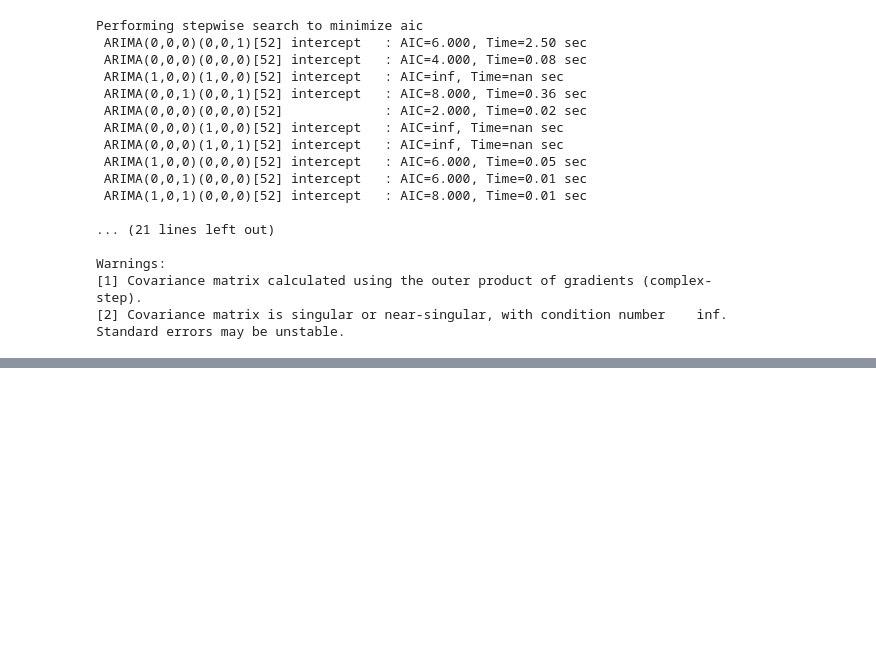
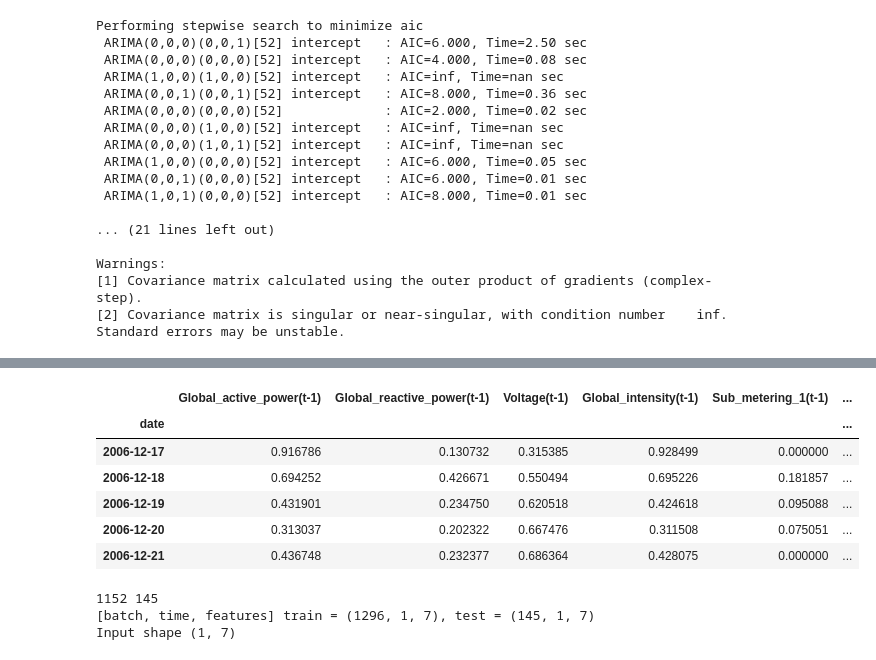
Before and after one commit to tjaros/ml-epc-project, a Jupyter notebook: analysis.ipynb, the cells around one changed output, grey strips where cells are left out. Saved outputs shown, nothing was run; the diff lists cells and outputs as text; code cells hidden in the pictures; blank space fills up the shorter version.

```diff
--- a/analysis.ipynb
+++ b/analysis.ipynb
@@ -439,0 +489,36 @@ Warnings:
+# %%
+scaler = MinMaxScaler(feature_range=(0, 1))
+scaled = scaler.fit_transform(ddw.values)
+scaled = pd.DataFrame(scaled, index=ddw.index, columns=ddw.columns)
+scaled.head()
+# %% [output]
+|  | Global_active_power(t-1) | Global_reactive_power(t-1) | Voltage(t-1) | Global_intensity(t-1) | Sub_metering_1(t-1) | ... |
+| date |  |  |  |  |  | ... |
+| 2006-12-17 | 0.916786 | 0.130732 | 0.315385 | 0.928499 | 0.000000 | ... |
+| 2006-12-18 | 0.694252 | 0.426671 | 0.550494 | 0.695226 | 0.181857 | ... |
+| 2006-12-19 | 0.431901 | 0.234750 | 0.620518 | 0.424618 | 0.095088 | ... |
+| 2006-12-20 | 0.313037 | 0.202322 | 0.667476 | 0.311508 | 0.075051 | ... |
+| 2006-12-21 | 0.436748 | 0.232377 | 0.686364 | 0.428075 | 0.000000 | ... |
+# %%
+X, Y = scaled.drop(columns=["Global_active_power(t)"]), scaled[["Global_active_power(t)"]]
+
+train_X, test_X, train_y, test_y = train_test_split(X, Y, test_size=0.1, shuffle = False)
+
+test_index= test_X.index
+test_cols = test_X.columns
+
+train_size = len(train)
+test_size = len(test)
+print(train_size, test_size)
+
+train_X = train_X.values.reshape((train_X.shape[0], 1, train_X.shape[1]))
+test_X = test_X.values.reshape((test_X.shape[0], 1, test_X.shape[1]))
+
+# [batch, time, features]
+print(f"[batch, time, features] train = {train_X.shape}, test = {test_X.shape}")
+input_shape = train_X.shape[1], train_X.shape[2]
+print(f"Input shape {input_shape}")
+# %% [output]
+1152 145
+[batch, time, features] train = (1296, 1, 7), test = (145, 1, 7)
+Input shape (1, 7)
```
Also changed, not shown: parts of 12 cells of this notebook.
